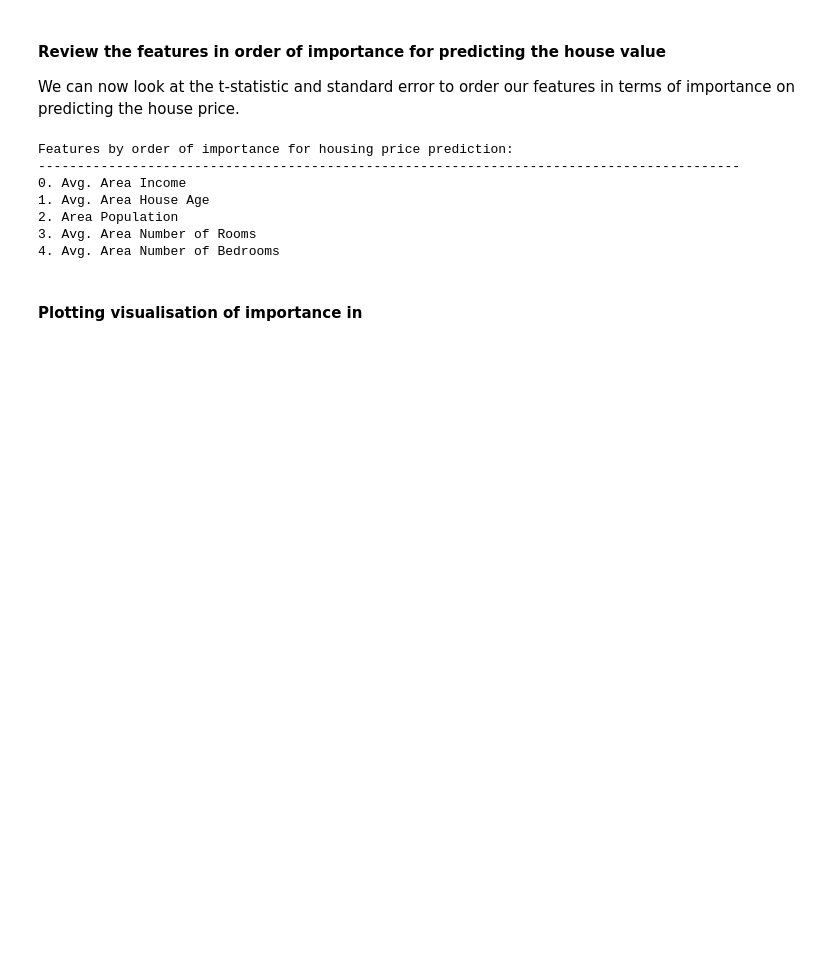
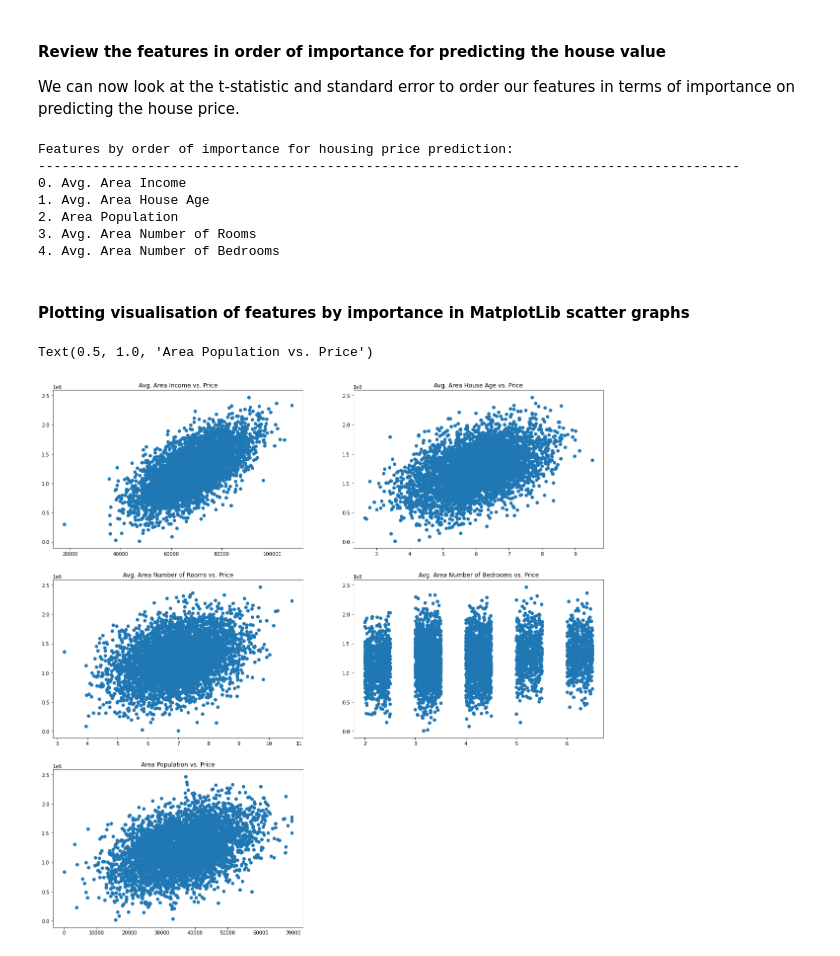
Before and after one commit to Eoincmcc/NLP-ML, a Jupyter notebook: linearRegression.ipynb, the cells around one changed output. Cells and saved outputs as stored; diff of their text form; code cells hidden in the pictures; blank space fills up the shorter version.

```diff
--- a/linearRegression.ipynb
+++ b/linearRegression.ipynb
@@ -286,4 +286,32 @@ Features by order of importance for housing price prediction:
 3. Avg. Area Number of Rooms
 4. Avg. Area Number of Bedrooms
 # %% [markdown]
-#### Plotting visualisation of importance in
+#### Plotting visualisation of features by importance in MatplotLib scatter graphs
+# %%
+feature_list=list(cdf.index)
+from matplotlib import gridspec
+fig = plt.figure(figsize=(20,20))
+gridFeature = gridspec.GridSpec(3,2)
+
+ax0 = plt.subplot(gridFeature[0])
+ax0.scatter(df[feature_list[0]], df['Price'])
+ax0.set_title(feature_list[0]+" vs. Price")
+
+ax0 = plt.subplot(gridFeature[1])
+ax0.scatter(df[feature_list[1]], df['Price'])
+ax0.set_title(feature_list[1] + " vs. Price")
+
+bx0 = plt.subplot(gridFeature[2])
+bx0.scatter(df[feature_list[2]], df['Price'])
+bx0.set_title(feature_list[2] + " vs. Price")
+
+bx1 = plt.subplot(gridFeature[3])
+bx1.scatter(df[feature_list[3]], df['Price'])
+bx1.set_title(feature_list[3] + " vs. Price")
+
+cx0 = plt.subplot(gridFeature[4])
+cx0.scatter(df[feature_list[4]], df['Price'])
+cx0.set_title(feature_list[4] + " vs. Price")
+# %% [output]
+Text(0.5, 1.0, 'Area Population vs. Price')
+[figure, added]
```
Also changed, not shown: parts of 14 cells of this notebook.
